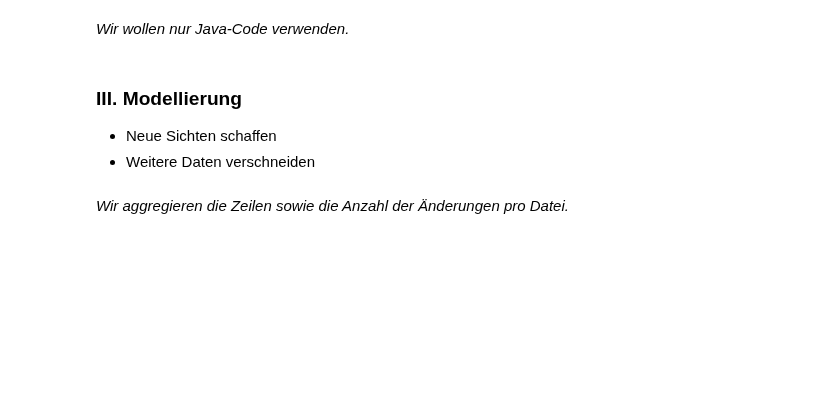
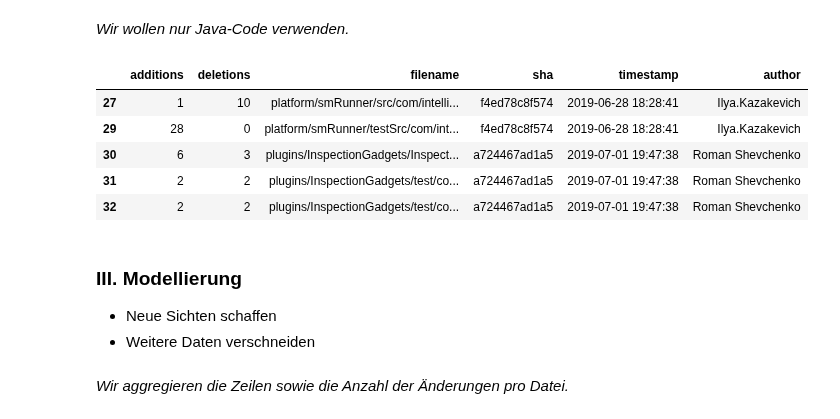
Before and after one commit to feststelltaste/software-analytics, a Jupyter notebook: demos/20190704_JFS_2019/DataScienceOnSoftwareData.ipynb, the cells around one changed output. Drawn from its saved outputs; the diff is of its cells as text; code cells hidden in the pictures; blank space fills up the shorter version.

```diff
--- a/demos/20190704_JFS_2019/DataScienceOnSoftwareData.ipynb
+++ b/demos/20190704_JFS_2019/DataScienceOnSoftwareData.ipynb
@@ -178,8 +210,15 @@ recent_log.head()
 # %% [markdown]
 *Wir wollen nur Java-Code verwenden.*
 # %%
-java = recent_log[recent_log['filename'].str.endswith(".java")].copy()
+java = recent[recent['filename'].str.endswith(".java")].copy()
 java.head()
+# %% [output]
+|  | additions | deletions | filename | sha | timestamp | author |
+| 27 | 1 | 10 | platform/smRunner/src/com/intelli... | f4ed78c8f574 | 2019-06-28 18:28:41 | Ilya.Kazakevich |
+| 29 | 28 | 0 | platform/smRunner/testSrc/com/int... | f4ed78c8f574 | 2019-06-28 18:28:41 | Ilya.Kazakevich |
+| 30 | 6 | 3 | plugins/InspectionGadgets/Inspect... | a724467ad1a5 | 2019-07-01 19:47:38 | Roman Shevchenko |
+| 31 | 2 | 2 | plugins/InspectionGadgets/test/co... | a724467ad1a5 | 2019-07-01 19:47:38 | Roman Shevchenko |
+| 32 | 2 | 2 | plugins/InspectionGadgets/test/co... | a724467ad1a5 | 2019-07-01 19:47:38 | Roman Shevchenko |
 # %% [markdown]
 ### III. Modellierung
 
```
Also changed, not shown: parts of 15 cells of this notebook.
